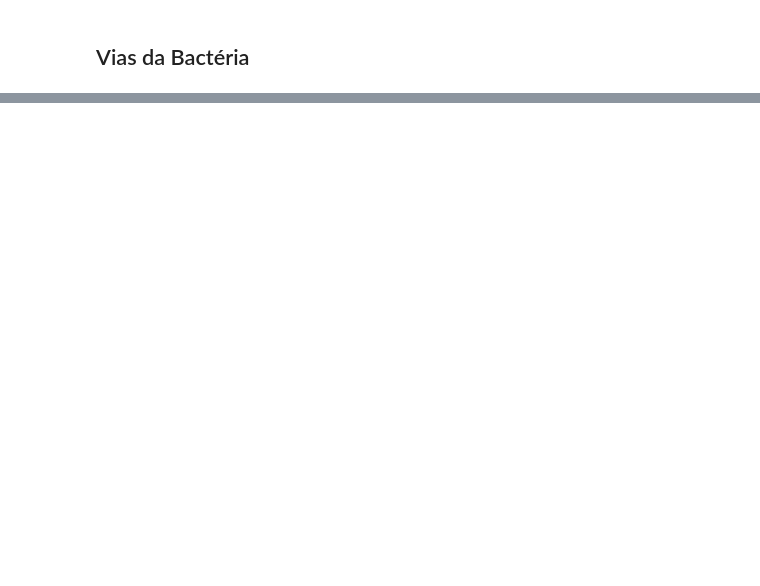
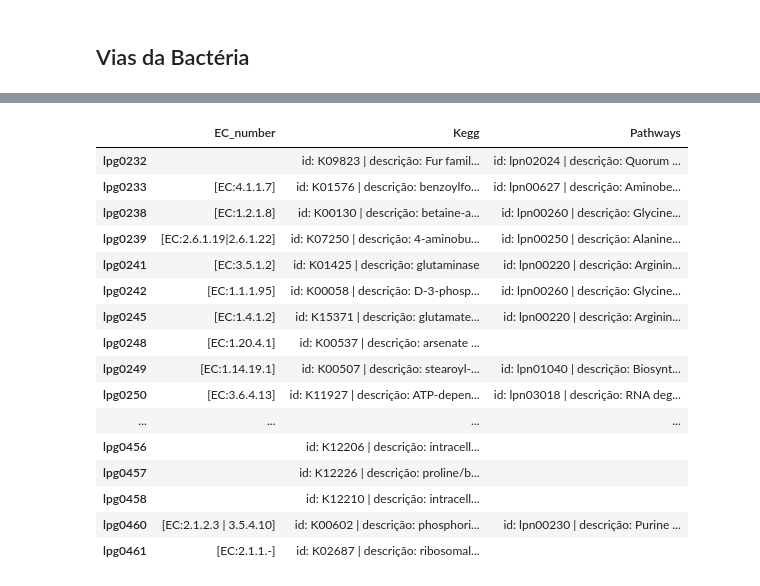
Before and after one commit to vitorenesduarte/bionella, a Jupyter notebook: site/vias.ipynb, the cells around one changed output, grey strips where cells are left out. Cells and saved outputs as stored; diff of their text form; code cells hidden in the pictures; blank space fills up the shorter version.

Commit message:
Show KEGG

```diff
--- a/site/vias.ipynb
+++ b/site/vias.ipynb
@@ -6,8 +6,3 @@ __Figura1 - __ Rede Metabólica da *Legionella Pneumophila susbp. pneumophila st
 # %% [markdown]
 ![Infecao](img/ViaInfec.png)
 __Figura 2 - __ Via responsável pela infeção provocada pela *Legionella Pneumophila susbp. pneumophila str. Philadelphia 1*.
-# %%
-import pandas as pd
-
-df = pd.read_csv("files/KEGG.csv", sep=";")
-df
@@ -32,0 +9,59 @@ df
+# %%
+import os, sys, inspect, csv
+import pandas as pd
+from IPython.core.display import display, HTML
+
+def import_modules():
+    """
+    Importar os módulos que desenvolvemos neste trabalho.
+    """
+    current_dir = os.path.dirname(os.path.abspath(inspect.getfile(inspect.currentframe())))
+    parent_dir = os.path.dirname(current_dir)
+    sys.path.insert(0, parent_dir)
+
+def pretty_print_list(l):
+    html = "<ul>"
+    for e in l:
+        html += "<li>"
+        html += "<strong>id:</strong> " + str(e["id"]) + " | "
+        html += "<strong>descrição:</strong> " + str(e["desc"])
+        html += "</li>"
+    html += "</ul>"
+    return html
+
+def main():
+    import_modules()
+    import util.rw as rw
+
+    # mostra todas as linhas
+    pd.options.display.max_rows = 250
+
+    # não truncar informação
+    pd.set_option('display.max_colwidth', -1)
+
+    KEGG = rw.read_json("files/KEGG.json")
+    df = pd.DataFrame(KEGG).transpose()
+
+    df["Kegg"] = df["Kegg"].apply(pretty_print_list)
+    df["Pathways"] = df["Pathways"].apply(pretty_print_list)
+    display(HTML(df.to_html(escape=False)))
+
+main()
+# %% [output]
+|  | EC_number | Kegg | Pathways |
+| lpg0232 |  | id: K09823 | descrição: Fur famil... | id: lpn02024 | descrição: Quorum ... |
+| lpg0233 | [EC:4.1.1.7] | id: K01576 | descrição: benzoylfo... | id: lpn00627 | descrição: Aminobe... |
+| lpg0238 | [EC:1.2.1.8] | id: K00130 | descrição: betaine-a... | id: lpn00260 | descrição: Glycine... |
+| lpg0239 | [EC:2.6.1.19|2.6.1.22] | id: K07250 | descrição: 4-aminobu... | id: lpn00250 | descrição: Alanine... |
+| lpg0241 | [EC:3.5.1.2] | id: K01425 | descrição: glutaminase | id: lpn00220 | descrição: Arginin... |
+| lpg0242 | [EC:1.1.1.95] | id: K00058 | descrição: D-3-phosp... | id: lpn00260 | descrição: Glycine... |
+| lpg0245 | [EC:1.4.1.2] | id: K15371 | descrição: glutamate... | id: lpn00220 | descrição: Arginin... |
+| lpg0248 | [EC:1.20.4.1] | id: K00537 | descrição: arsenate ... |  |
+| lpg0249 | [EC:1.14.19.1] | id: K00507 | descrição: stearoyl-... | id: lpn01040 | descrição: Biosynt... |
+| lpg0250 | [EC:3.6.4.13] | id: K11927 | descrição: ATP-depen... | id: lpn03018 | descrição: RNA deg... |
+| ... | ... | ... | ... |
+| lpg0456 |  | id: K12206 | descrição: intracell... |  |
+| lpg0457 |  | id: K12226 | descrição: proline/b... |  |
+| lpg0458 |  | id: K12210 | descrição: intracell... |  |
+| lpg0460 | [EC:2.1.2.3 | 3.5.4.10] | id: K00602 | descrição: phosphori... | id: lpn00230 | descrição: Purine ... |
+| lpg0461 | [EC:2.1.1.-] | id: K02687 | descrição: ribosomal... |  |
```
Also changed, not shown: parts of 1 cell of this notebook, 5 other files.
